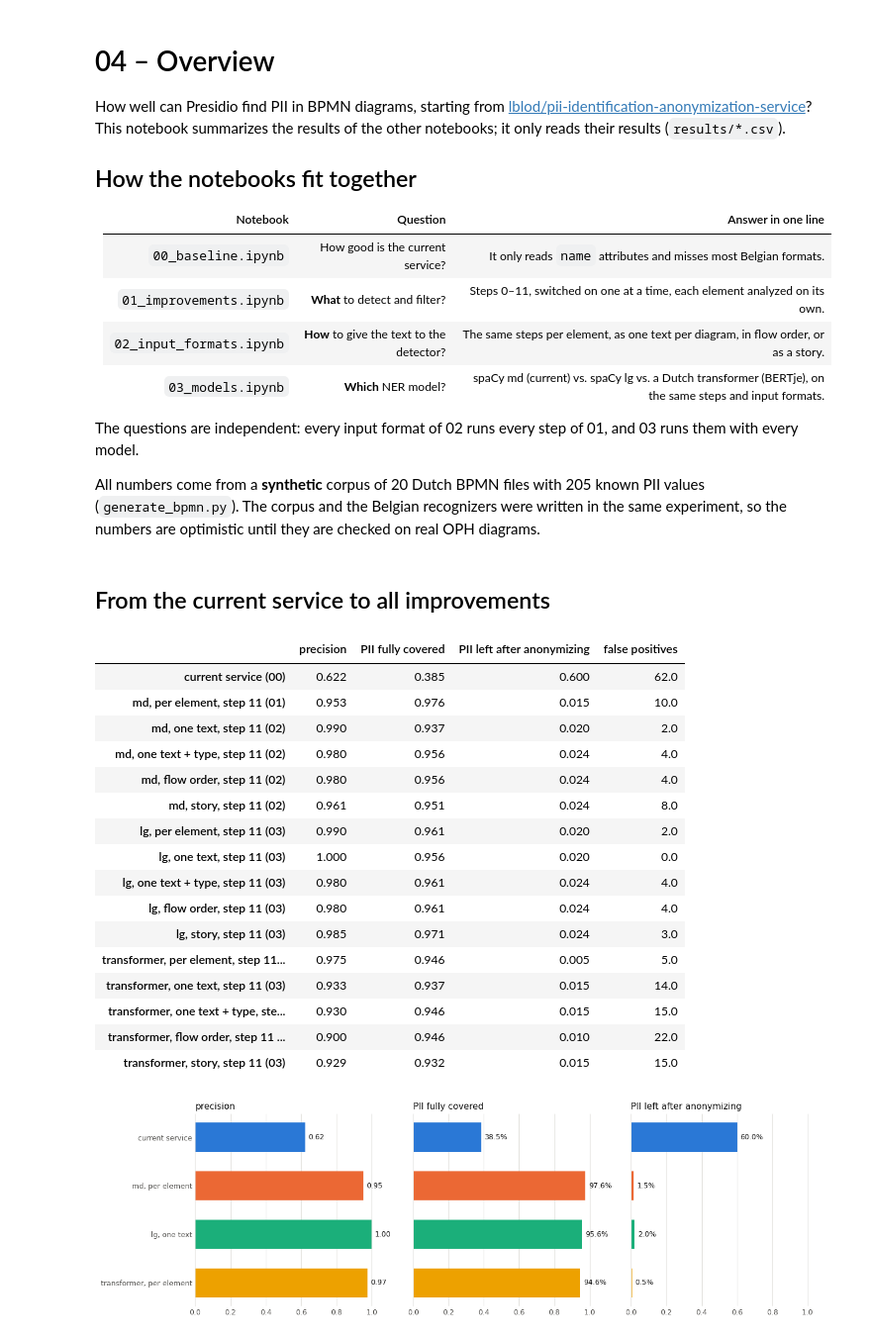
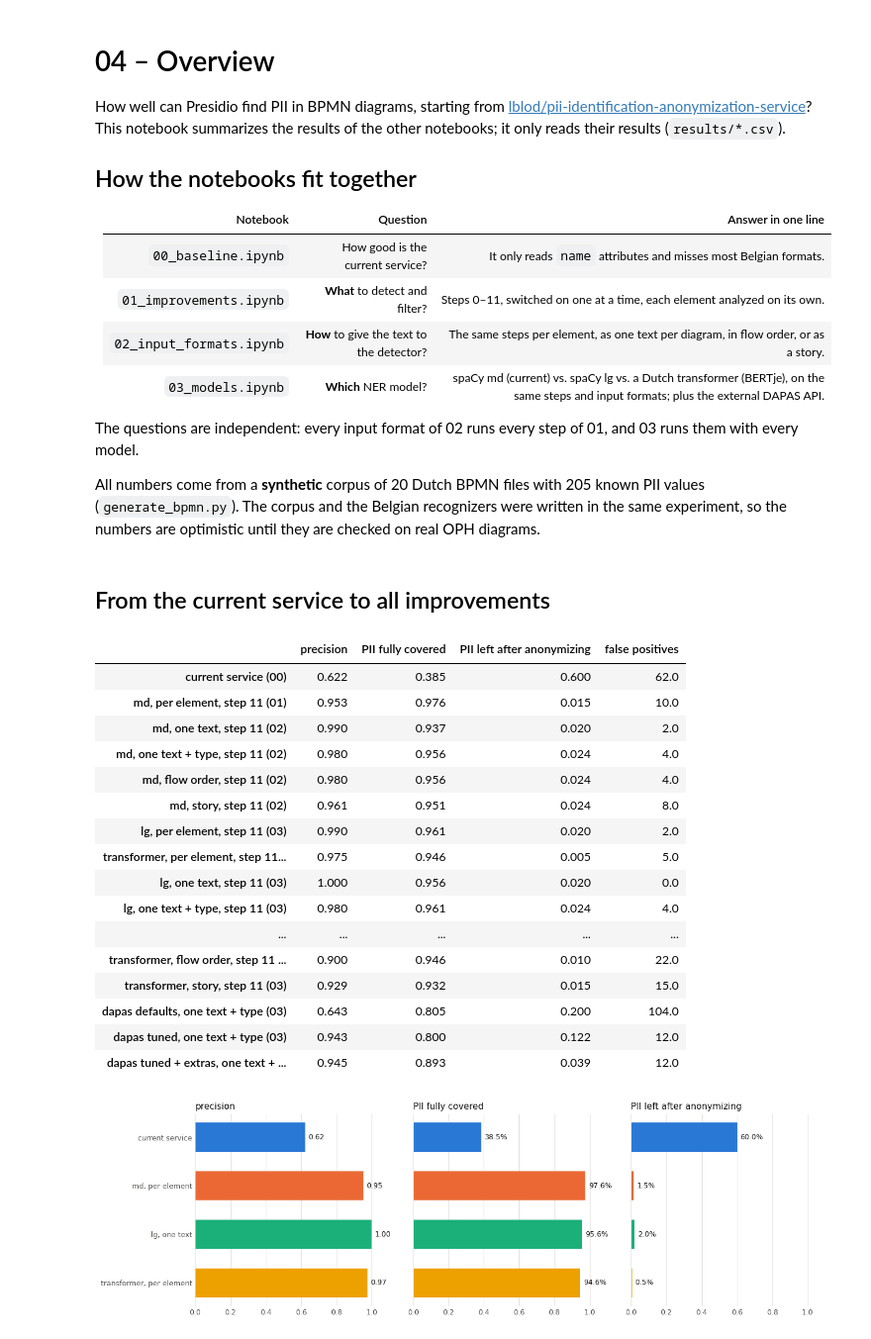
Before and after one commit to MartijnBogaert/presidio-bpmn-tryout, a Jupyter notebook: 04_overview.ipynb, the cells around one changed output. Shown at 99% size. Saved outputs shown, nothing was run; the diff lists cells and outputs as text; code cells hidden in the pictures.

Commit message:
Add Digitaal Vlaanderen DAPAS tests

```diff
--- a/04_overview.ipynb
+++ b/04_overview.ipynb
@@ -12,7 +12,7 @@ This notebook summarizes the results of the other notebooks; it only reads their
 | `00_baseline.ipynb` | How good is the current service? | It only reads `name` attributes and misses most Belgian formats. |
 | `01_improvements.ipynb` | **What** to detect and filter? | Steps 0–11, switched on one at a time, each element analyzed on its own. |
 | `02_input_formats.ipynb` | **How** to give the text to the detector? | The same steps per element, as one text per diagram, in flow order, or as a story. |
-| `03_models.ipynb` | **Which** NER model? | spaCy md (current) vs. spaCy lg vs. a Dutch transformer (BERTje), on the same steps and input formats. |
+| `03_models.ipynb` | **Which** NER model? | spaCy md (current) vs. spaCy lg vs. a Dutch transformer (BERTje), on the same steps and input formats; plus the external DAPAS API. |
 
 The questions are independent: every input format of 02 runs every step of 01, and 03 runs them with every model.
 
@@ -46,45 +46,45 @@ STEP = f"step {LAST.split(' ', 1)[0]}"
 ## From the current service to all improvements
 # %%
 def result(df, **where):
-    """The overall row at the last step matching the given column values."""
-    rows = df[df.approach == LAST]
+    """The overall row at the last step (or a DAPAS setup, which has no steps) matching the given column values."""
+    rows = df[(df.approach == LAST) | df.approach.str.startswith("dapas")]
     for column, value in where.items():
         rows = rows[rows[column] == value]
     return rows.iloc[0]
 
 
 summary = pd.DataFrame({
     "current service (00)": baseline.iloc[0],
     f"md, per element, {STEP} (01)": steps.loc[LAST],
     **{
         f"md, {fmt}, {STEP} (02)": result(formats, input_format=fmt)
         for fmt in formats.input_format.unique() if fmt != "per element"
     },
     **{
-        f"{model}, {fmt}, {STEP} (03)": result(models, ner_model=model, input_format=fmt)
-        for model in models.ner_model.unique() if model != "md"
-        for fmt in models.input_format.unique()
+        f"{model}, {fmt}{'' if model.startswith('dapas') else ', ' + STEP} (03)": result(models, ner_model=model, input_format=fmt)
+        for model, fmt in models[["ner_model", "input_format"]].drop_duplicates().itertuples(index=False)
+        if model != "md"
     },
 }).T.loc[:, list(METRICS)].astype(float).rename(columns=METRICS)
 summary.round(3)
 # %% [output]
 |  | precision | PII fully covered | PII left after anonymizing | false positives |
 | current service (00) | 0.622 | 0.385 | 0.600 | 62.0 |
 | md, per element, step 11 (01) | 0.953 | 0.976 | 0.015 | 10.0 |
 | md, one text, step 11 (02) | 0.990 | 0.937 | 0.020 | 2.0 |
 | md, one text + type, step 11 (02) | 0.980 | 0.956 | 0.024 | 4.0 |
 | md, flow order, step 11 (02) | 0.980 | 0.956 | 0.024 | 4.0 |
 | md, story, step 11 (02) | 0.961 | 0.951 | 0.024 | 8.0 |
 | lg, per element, step 11 (03) | 0.990 | 0.961 | 0.020 | 2.0 |
+| transformer, per element, step 11... | 0.975 | 0.946 | 0.005 | 5.0 |
 | lg, one text, step 11 (03) | 1.000 | 0.956 | 0.020 | 0.0 |
 | lg, one text + type, step 11 (03) | 0.980 | 0.961 | 0.024 | 4.0 |
-| lg, flow order, step 11 (03) | 0.980 | 0.961 | 0.024 | 4.0 |
-| lg, story, step 11 (03) | 0.985 | 0.971 | 0.024 | 3.0 |
-| transformer, per element, step 11... | 0.975 | 0.946 | 0.005 | 5.0 |
-| transformer, one text, step 11 (03) | 0.933 | 0.937 | 0.015 | 14.0 |
-| transformer, one text + type, ste... | 0.930 | 0.946 | 0.015 | 15.0 |
+| ... | ... | ... | ... | ... |
 | transformer, flow order, step 11 ... | 0.900 | 0.946 | 0.010 | 22.0 |
 | transformer, story, step 11 (03) | 0.929 | 0.932 | 0.015 | 15.0 |
+| dapas defaults, one text + type (03) | 0.643 | 0.805 | 0.200 | 104.0 |
+| dapas tuned, one text + type (03) | 0.943 | 0.800 | 0.122 | 12.0 |
+| dapas tuned + extras, one text + ... | 0.945 | 0.893 | 0.039 | 12.0 |
 # %%
 # The current service and the three configurations recommended in notebook 03 (all steps on),
 # palette slots 1-4; the values are also in the table above.
```
Also changed, not shown: parts of 1 cell of this notebook, 9 other files.
